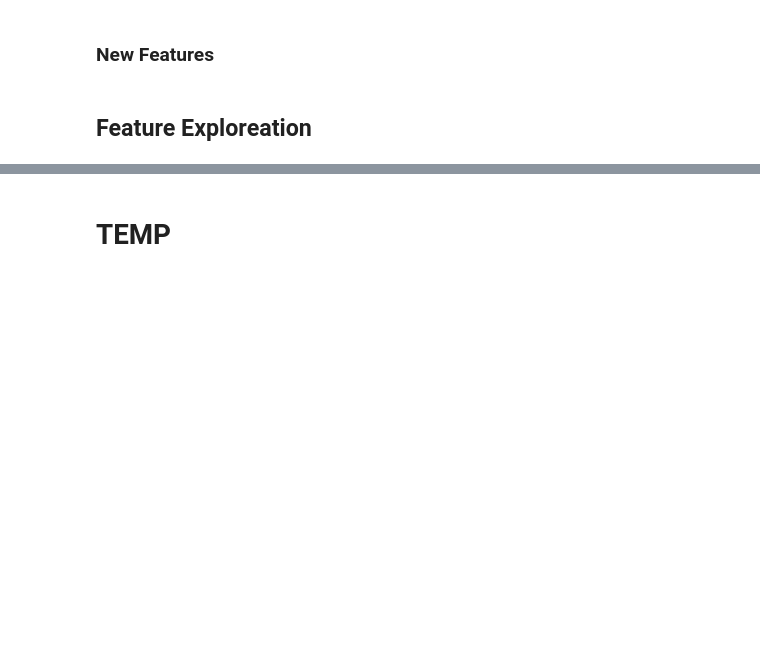
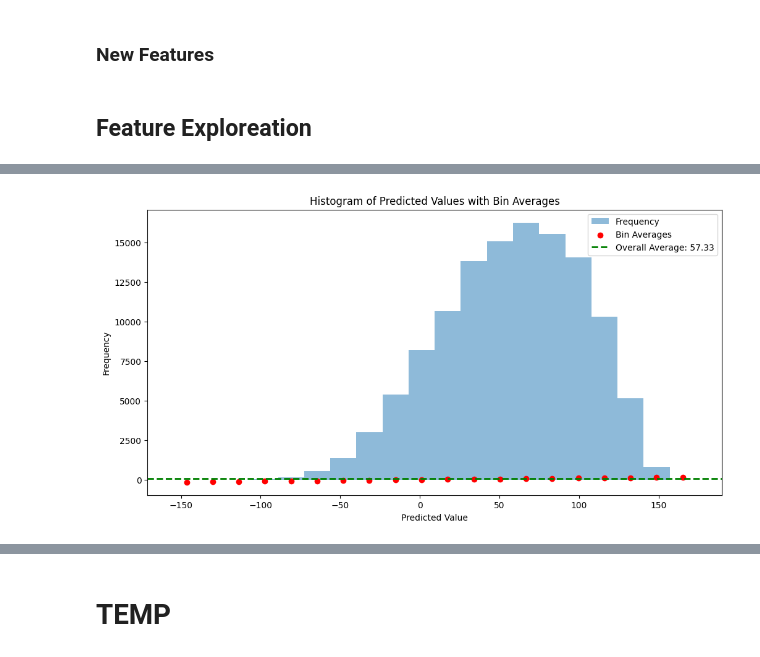
Before and after one commit to jerzybala/Ultra_PF_Smartphone, a Jupyter notebook: UPF_experiments_Feb2024.ipynb, the cells around one changed output, grey strips where cells are left out. Drawn from its saved outputs; the diff is of its cells as text; code cells hidden in the pictures; blank space fills up the shorter version.

```diff
--- a/UPF_experiments_Feb2024.ipynb
+++ b/UPF_experiments_Feb2024.ipynb
@@ -388,0 +638,34 @@ r2: 0.40346480687535413
+# %%
+import matplotlib.pyplot as plt
+import numpy as np
+
+def plot_histogram_with_averages(predictions, num_bins=20):
+    # Calculate histogram data
+    counts, bin_edges = np.histogram(predictions, bins=num_bins)
+    bin_centers = (bin_edges[:-1] + bin_edges[1:]) / 2
+
+    # Calculate the average prediction per bin
+    averages = [predictions[(predictions >= bin_edges[i]) & (predictions < bin_edges[i+1])].mean() for i in range(num_bins)]
+
+    # Plot the histogram
+    plt.figure(figsize=(12, 6))
+    plt.hist(predictions, bins=num_bins, alpha=0.5, label='Frequency')
+
+    # Plot the average line per bin
+    plt.scatter(bin_centers, averages, color='red', label='Bin Averages')
+
+    # Add a line representing the overall average
+    overall_avg = np.mean(predictions)
+    plt.axhline(overall_avg, color='green', linestyle='dashed', linewidth=2, label=f'Overall Average: {overall_avg:.2f}')
+
+    # Add labels and title
+    plt.title('Histogram of Predicted Values with Bin Averages')
+    plt.xlabel('Predicted Value')
+    plt.ylabel('Frequency')
+    plt.legend()
+    plt.show()
+# %%
+# Assuming 'predictions' is already defined
+plot_histogram_with_averages(predictions)
+# %% [output]
+[figure, added]
```
Also changed, not shown: parts of 26 cells of this notebook, 1 other file.
